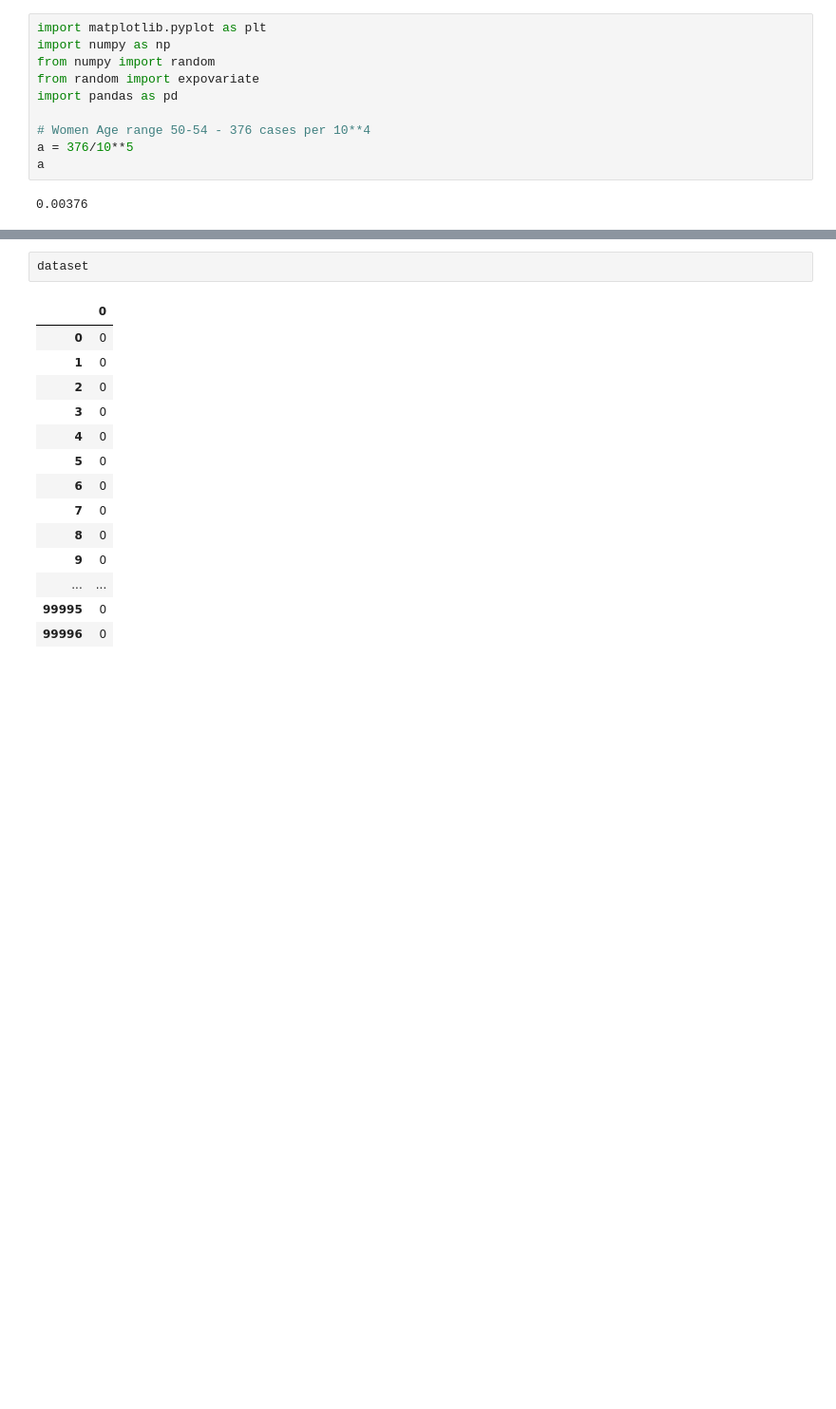
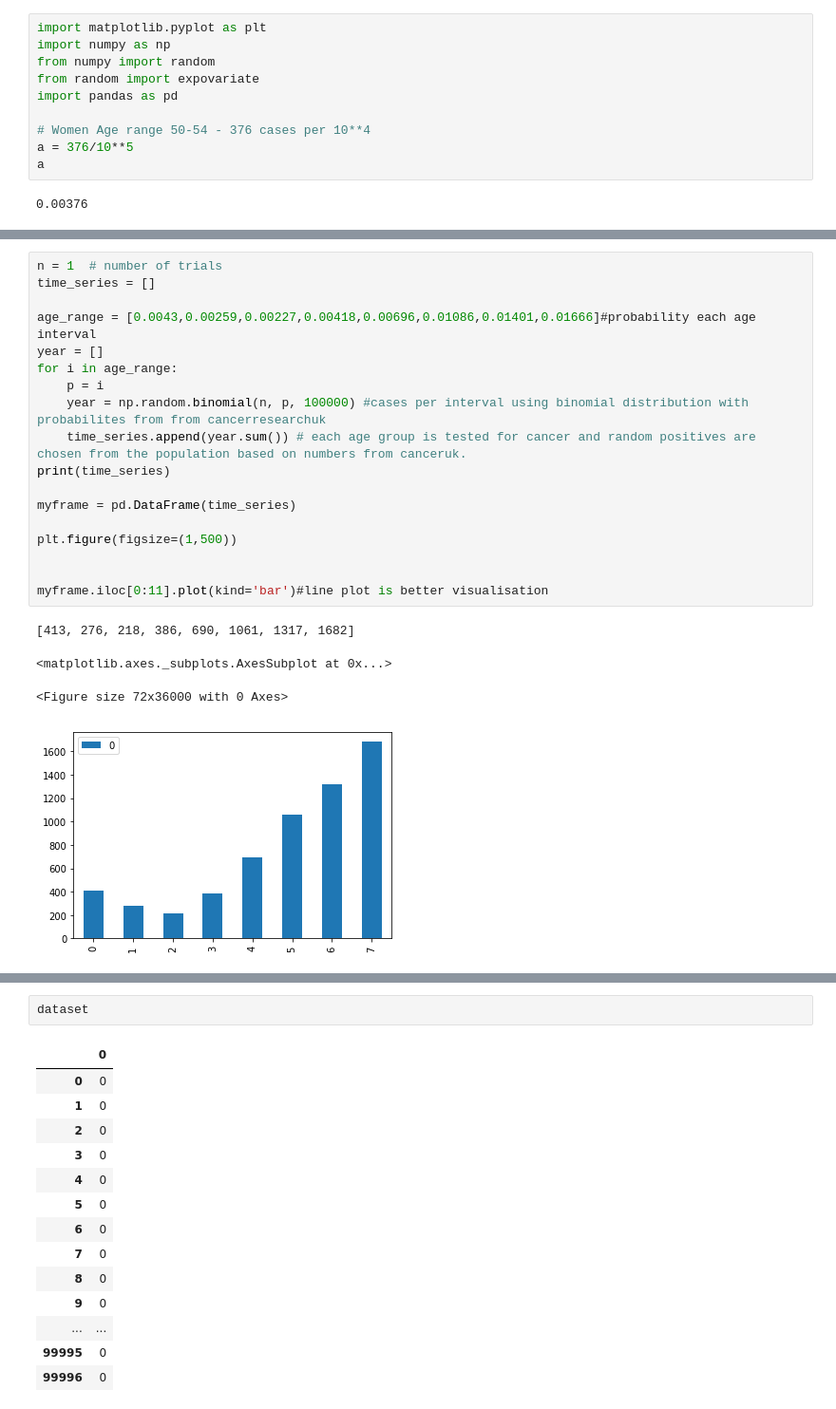
Before and after one commit to cholleran/Proj-programming-DA, a Jupyter notebook: Project Programming DA.ipynb, the cells around one changed output, grey strips where cells are left out. Shown: that part at 95% size. Cells and saved outputs as stored; diff of their text form; blank space fills up the shorter version.

Commit message:
Simulated random tests for each age interval using binomial distribution

```diff
--- a/Project Programming DA.ipynb
+++ b/Project Programming DA.ipynb
@@ -23,6 +23,29 @@ plt.hist(s)
  array([0. , 0.1, 0.2, 0.3, 0.4, 0.5, 0.6, 0.7, 0.8, 0.9, 1. ]),
  <a list of 10 Patch objects>)
 [figure]
+# %%
+n = 1  # number of trials
+time_series = []
+
+age_range = [0.0043,0.00259,0.00227,0.00418,0.00696,0.01086,0.01401,0.01666]#probability each age interval
+year = []
+for i in age_range:
+    p = i
+    year = np.random.binomial(n, p, 100000) #cases per interval using binomial distribution with probabilites from from cancerresearchuk
+    time_series.append(year.sum()) # each age group is tested for cancer and random positives are chosen from the population based on numbers from canceruk.
+print(time_series)
+
+myframe = pd.DataFrame(time_series)
+
+plt.figure(figsize=(1,500))
+
+
+myframe.iloc[0:11].plot(kind='bar')#line plot is better visualisation
+# %% [output]
+[413, 276, 218, 386, 690, 1061, 1317, 1682]
+<matplotlib.axes._subplots.AxesSubplot at 0x...>
+<Figure size 72x36000 with 0 Axes>
+[figure, added]
 # %%
 dataset.describe()
 # %% [output]
```
Also changed, not shown: parts of 8 cells of this notebook.
